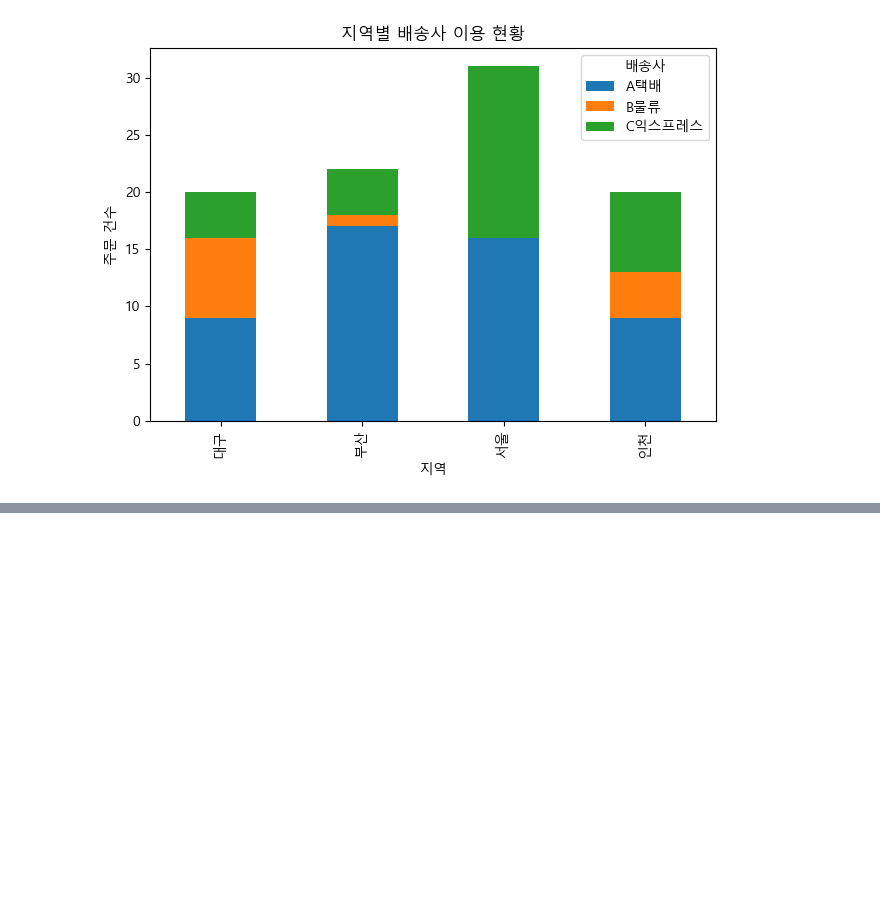
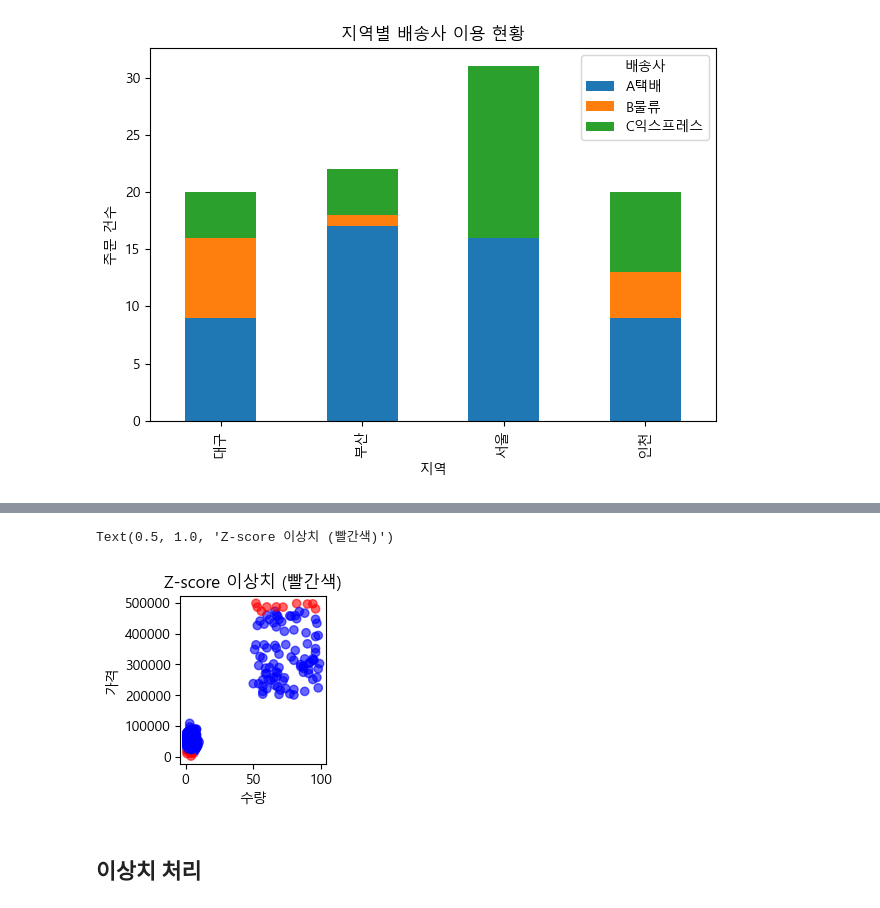
Before and after one commit to ming2tofu33/TIL, a Jupyter notebook: DataAnalysis/02-pandas2.ipynb, the cells around one changed output, grey strips where cells are left out. Saved outputs shown, nothing was run; the diff lists cells and outputs as text; code cells hidden in the pictures; blank space fills up the shorter version.

```diff
--- a/DataAnalysis/02-pandas2.ipynb
+++ b/DataAnalysis/02-pandas2.ipynb
@@ -919,0 +1104,12 @@ plt.show()
+# %%
+plt.subplot(2, 3, 4)
+colors = ['red' if outlier else 'blue' for outlier in price_outliers_pct]
+plt.scatter(df['수량'], df['가격'], c=colors, alpha=0.6)
+plt.xlabel('수량')
+plt.ylabel('가격')
+plt.title('Z-score 이상치 (빨간색)')
+# %% [output]
+Text(0.5, 1.0, 'Z-score 이상치 (빨간색)')
+[figure, added]
+# %% [markdown]
+## 이상치 처리
```
Also changed, not shown: parts of 18 cells of this notebook.
